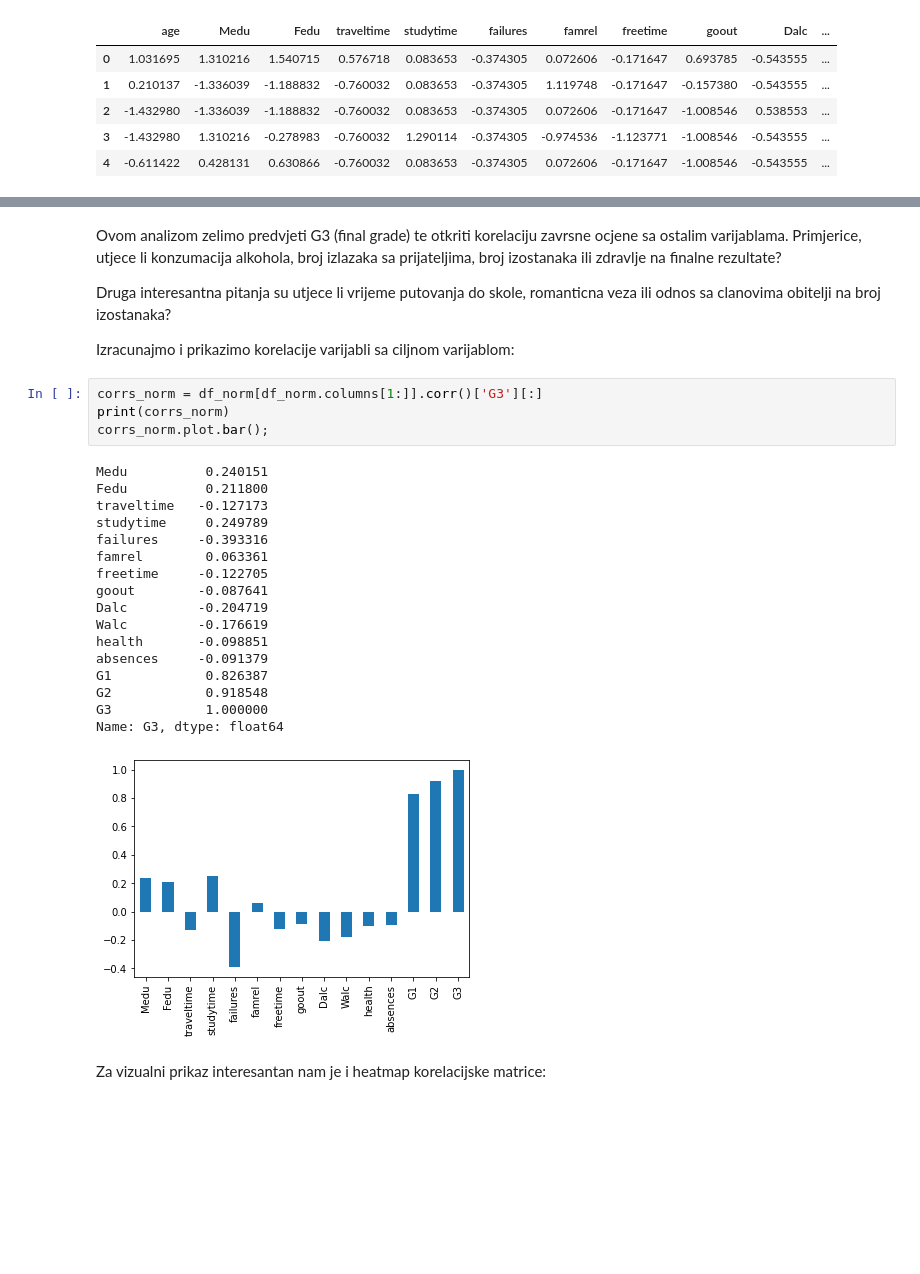
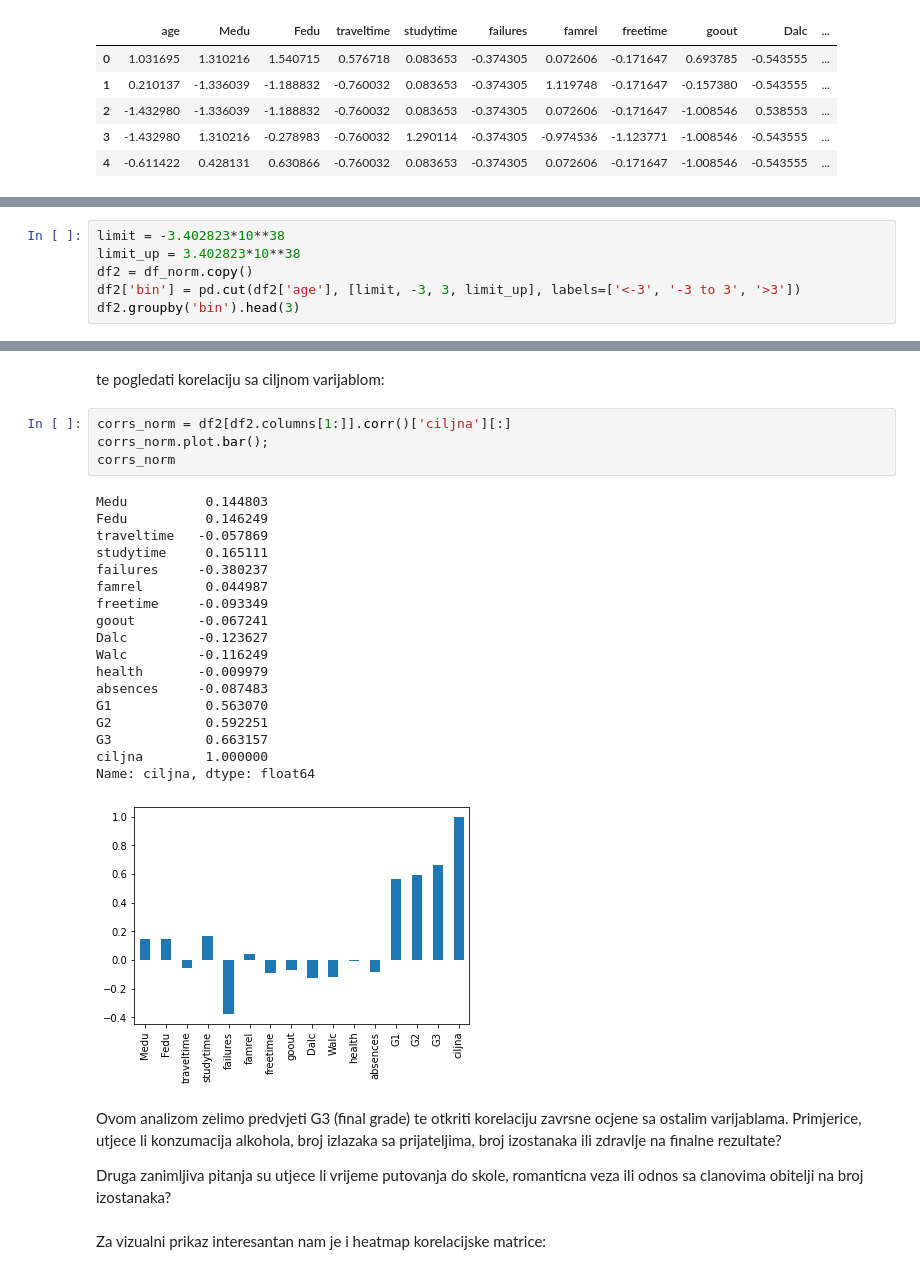
Before and after one commit to frainfreeze/studying, a Jupyter notebook: university/12032-DecisionMakingSuportSystems/project/project.ipynb, the cells around one changed output, grey strips where cells are left out. Saved outputs shown, nothing was run; the diff lists cells and outputs as text; blank space fills up the shorter version.

```diff
--- a/university/12032-DecisionMakingSuportSystems/project/project.ipynb
+++ b/university/12032-DecisionMakingSuportSystems/project/project.ipynb
@@ -157,0 +186,6 @@ df_norm.head(5)
+# %%
+limit = -3.402823*10**38
+limit_up = 3.402823*10**38
+df2 = df_norm.copy()
+df2['bin'] = pd.cut(df2['age'], [limit, -3, 3, limit_up], labels=['<-3', '-3 to 3', '>3'])
+df2.groupby('bin').head(3)
@@ -158,34 +200,35 @@ df_norm.head(5)
+# %% [markdown]
+te pogledati korelaciju sa ciljnom varijablom:
+# %%
+corrs_norm = df2[df2.columns[1:]].corr()['ciljna'][:]
+corrs_norm.plot.bar();
+corrs_norm
+# %% [output]
+Medu          0.144803
+Fedu          0.146249
+traveltime   -0.057869
+studytime     0.165111
+failures     -0.380237
+famrel        0.044987
+freetime     -0.093349
+goout        -0.067241
+Dalc         -0.123627
+Walc         -0.116249
+health       -0.009979
+absences     -0.087483
+G1            0.563070
+G2            0.592251
+G3            0.663157
+ciljna        1.000000
+Name: ciljna, dtype: float64
+[figure, added]
 # %% [markdown]
 Ovom analizom zelimo predvjeti G3 (final grade) te otkriti korelaciju zavrsne
 ocjene sa ostalim varijablama. Primjerice, utjece li konzumacija alkohola, broj izlazaka
 sa prijateljima, broj izostanaka ili zdravlje na finalne rezultate?
 
-Druga interesantna pitanja su utjece li vrijeme putovanja do skole, romanticna
+Druga zanimljiva pitanja su utjece li vrijeme putovanja do skole, romanticna
 veza ili odnos sa clanovima obitelji na broj izostanaka?
-
-Izracunajmo i prikazimo korelacije varijabli sa ciljnom varijablom:
-# %%
-corrs_norm = df_norm[df_norm.columns[1:]].corr()['G3'][:]
-print(corrs_norm)
-corrs_norm.plot.bar();
-# %% [output]
-Medu          0.240151
-Fedu          0.211800
-traveltime   -0.127173
-studytime     0.249789
-failures     -0.393316
-famrel        0.063361
-freetime     -0.122705
-goout        -0.087641
-Dalc         -0.204719
-Walc         -0.176619
-health       -0.098851
-absences     -0.091379
-G1            0.826387
-G2            0.918548
-G3            1.000000
-Name: G3, dtype: float64
-[figure, removed]
 # %% [markdown]
 Za vizualni prikaz interesantan nam je i heatmap korelacijske matrice:
 # %%
```
Also changed, not shown: parts of 19 cells of this notebook.
